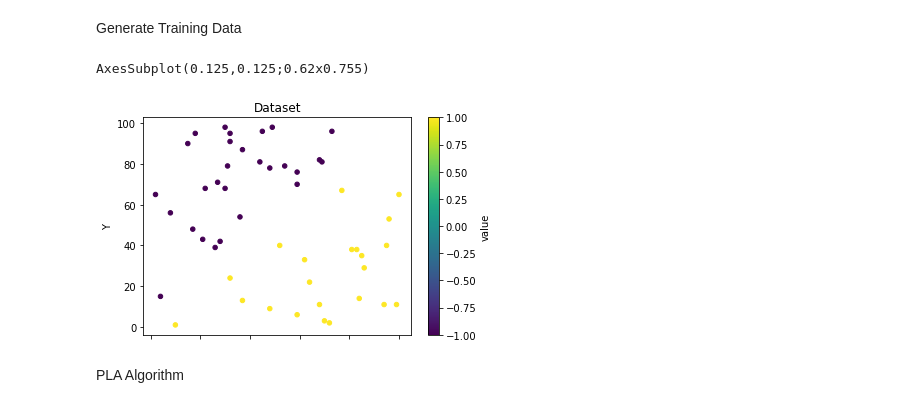
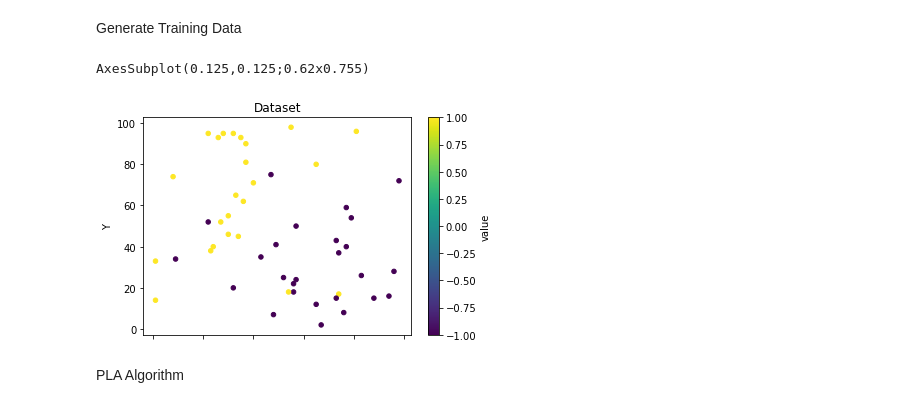
Before and after one commit to LioraW/PLA-Algorithm, a Jupyter notebook: project1clean.ipynb, the cells around one changed output. Cells and saved outputs as stored; diff of their text form; code cells hidden in the pictures.

```diff
--- a/project1clean.ipynb
+++ b/project1clean.ipynb
@@ -37,11 +37,11 @@ def generateData(size, dimension=2, linearly_separable=True, min_dist_btwn_point
 # %% [markdown]
 Generate Training Data
 # %%
-data = generateData(50, min_dist_btwn_points=5)
+data = generateData(50, linearly_separable=False, min_dist_btwn_points=5)
 
 df = pd.DataFrame(data, columns=("X", "Y", "value"))
 print(df.plot.scatter(x="X", y="Y", c="value", cmap='viridis', title='Dataset'))
 #print(df.to_string(index=False))
 # %% [output]
 AxesSubplot(0.125,0.125;0.62x0.755)
-[figure, old version]
+[figure, new version]
```
Also changed, not shown: parts of 5 cells of this notebook.
